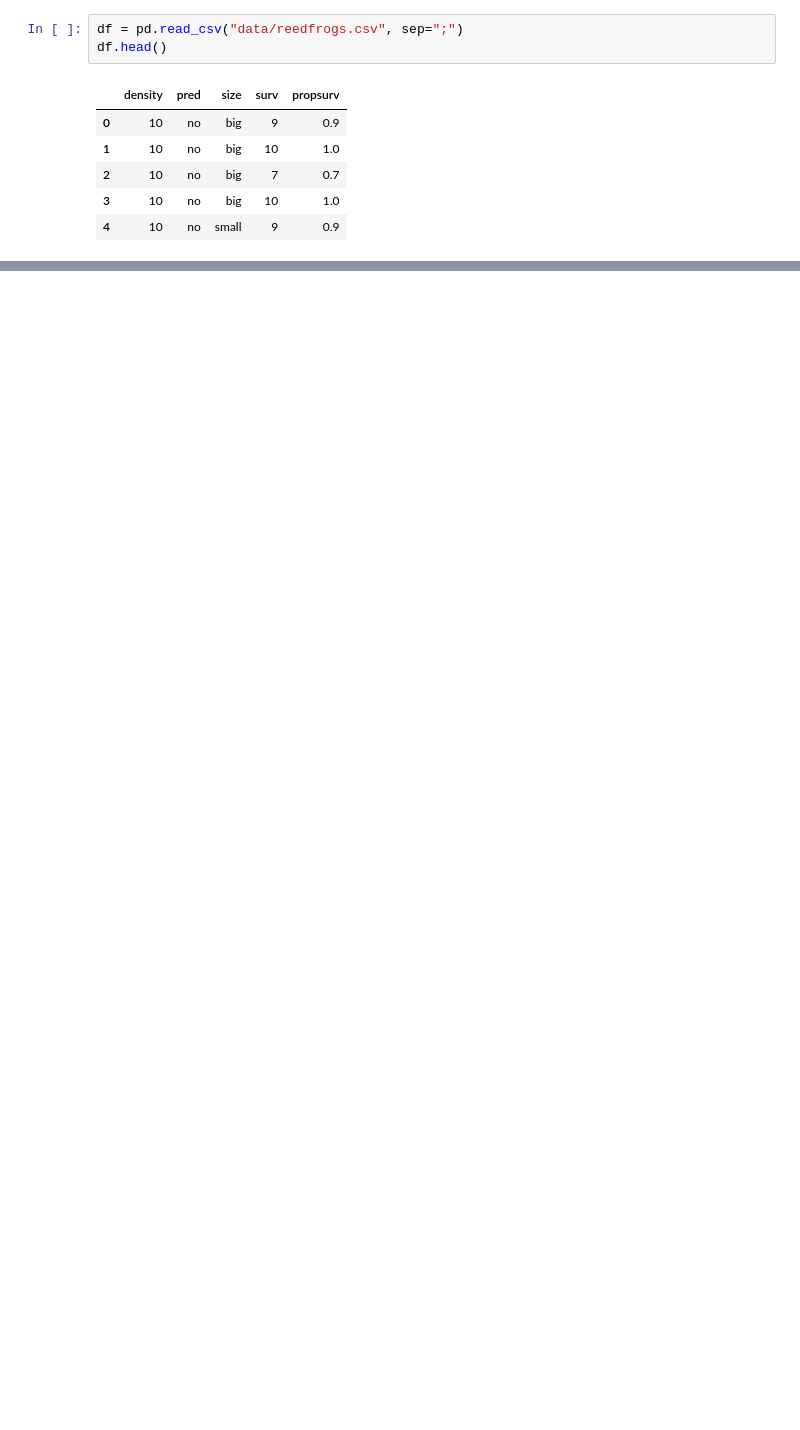
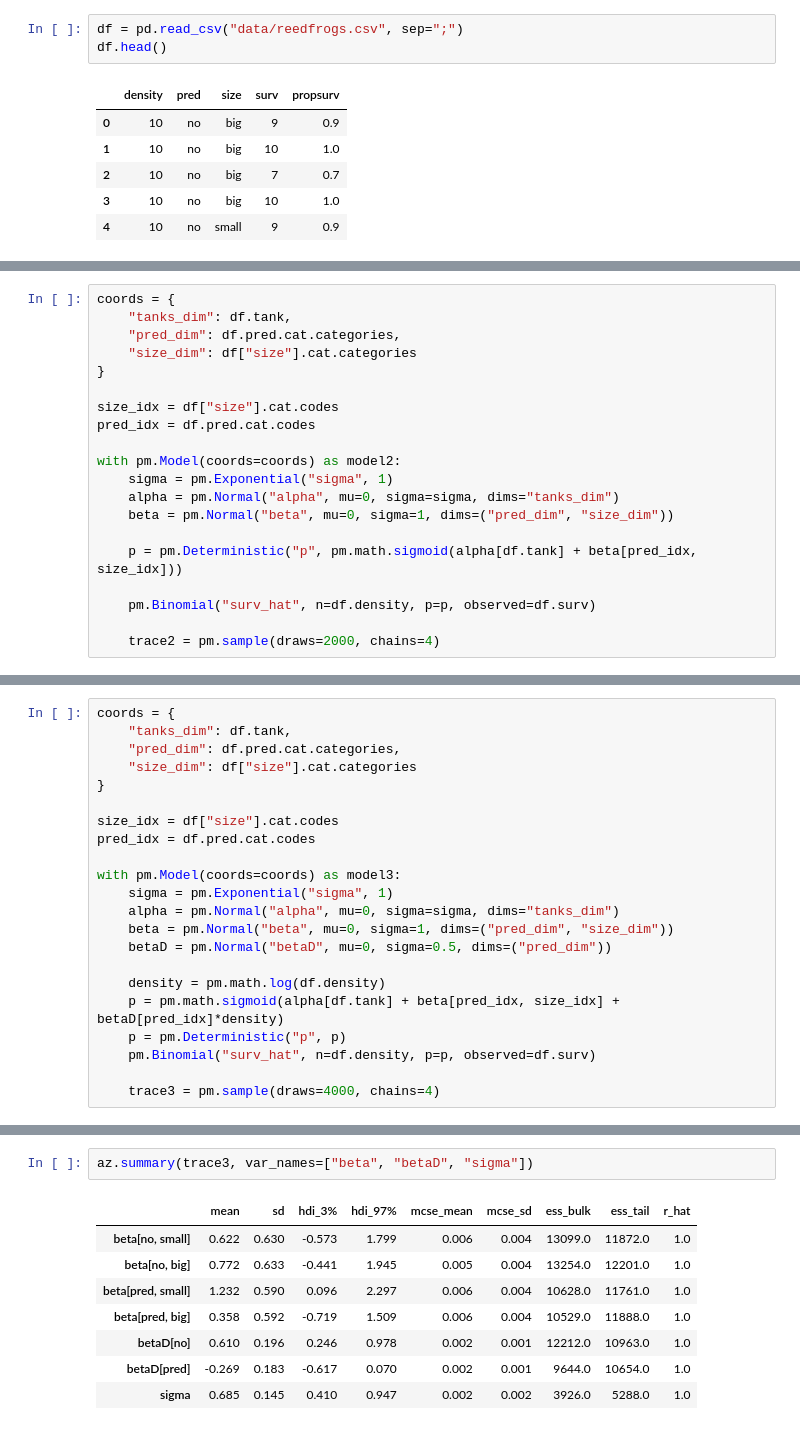
Before and after one commit to hermesdt/statistical_rethinking, a Jupyter notebook: week6.ipynb, the cells around one changed output, grey strips where cells are left out. Saved outputs shown, nothing was run; the diff lists cells and outputs as text; blank space fills up the shorter version.

```diff
--- a/week6.ipynb
+++ b/week6.ipynb
@@ -102,0 +76,20 @@ alpha.min()
+# %%
+coords = {
+    "tanks_dim": df.tank,
+    "pred_dim": df.pred.cat.categories,
+    "size_dim": df["size"].cat.categories
+}
+
+size_idx = df["size"].cat.codes
+pred_idx = df.pred.cat.codes
+
+with pm.Model(coords=coords) as model2:
+    sigma = pm.Exponential("sigma", 1)
+    alpha = pm.Normal("alpha", mu=0, sigma=sigma, dims="tanks_dim")
+    beta = pm.Normal("beta", mu=0, sigma=1, dims=("pred_dim", "size_dim"))
+
+    p = pm.Deterministic("p", pm.math.sigmoid(alpha[df.tank] + beta[pred_idx, size_idx]))
+
+    pm.Binomial("surv_hat", n=df.density, p=p, observed=df.surv)
+
+    trace2 = pm.sample(draws=2000, chains=4)
@@ -102,0 +118,22 @@ alpha.min()
+# %%
+coords = {
+    "tanks_dim": df.tank,
+    "pred_dim": df.pred.cat.categories,
+    "size_dim": df["size"].cat.categories
+}
+
+size_idx = df["size"].cat.codes
+pred_idx = df.pred.cat.codes
+
+with pm.Model(coords=coords) as model3:
+    sigma = pm.Exponential("sigma", 1)
+    alpha = pm.Normal("alpha", mu=0, sigma=sigma, dims="tanks_dim")
+    beta = pm.Normal("beta", mu=0, sigma=1, dims=("pred_dim", "size_dim"))
+    betaD = pm.Normal("betaD", mu=0, sigma=0.5, dims=("pred_dim"))
+
+    density = pm.math.log(df.density)
+    p = pm.math.sigmoid(alpha[df.tank] + beta[pred_idx, size_idx] + betaD[pred_idx]*density)
+    p = pm.Deterministic("p", p)
+    pm.Binomial("surv_hat", n=df.density, p=p, observed=df.surv)
+
+    trace3 = pm.sample(draws=4000, chains=4)
@@ -102,0 +147,11 @@ alpha.min()
+# %%
+az.summary(trace3, var_names=["beta", "betaD", "sigma"])
+# %% [output]
+|  | mean | sd | hdi_3% | hdi_97% | mcse_mean | mcse_sd | ess_bulk | ess_tail | r_hat |
+| beta[no, small] | 0.622 | 0.630 | -0.573 | 1.799 | 0.006 | 0.004 | 13099.0 | 11872.0 | 1.0 |
+| beta[no, big] | 0.772 | 0.633 | -0.441 | 1.945 | 0.005 | 0.004 | 13254.0 | 12201.0 | 1.0 |
+| beta[pred, small] | 1.232 | 0.590 | 0.096 | 2.297 | 0.006 | 0.004 | 10628.0 | 11761.0 | 1.0 |
+| beta[pred, big] | 0.358 | 0.592 | -0.719 | 1.509 | 0.006 | 0.004 | 10529.0 | 11888.0 | 1.0 |
+| betaD[no] | 0.610 | 0.196 | 0.246 | 0.978 | 0.002 | 0.001 | 12212.0 | 10963.0 | 1.0 |
+| betaD[pred] | -0.269 | 0.183 | -0.617 | 0.070 | 0.002 | 0.001 | 9644.0 | 10654.0 | 1.0 |
+| sigma | 0.685 | 0.145 | 0.410 | 0.947 | 0.002 | 0.002 | 3926.0 | 5288.0 | 1.0 |
```
Also changed, not shown: parts of 17 cells of this notebook, 3 other files.
